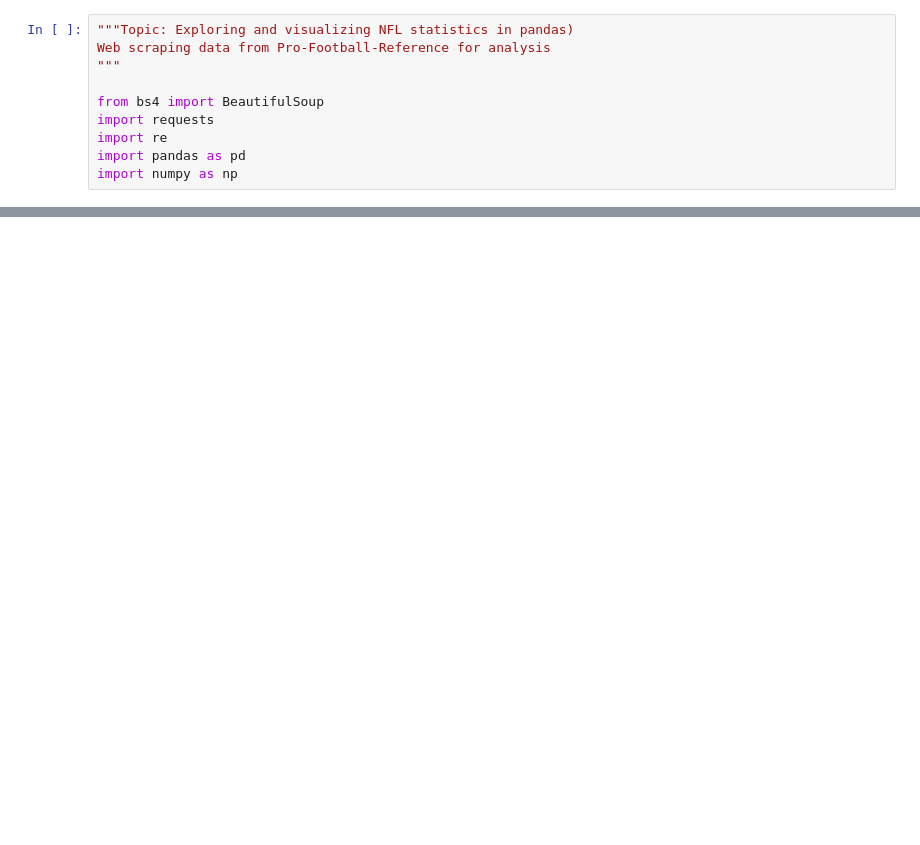
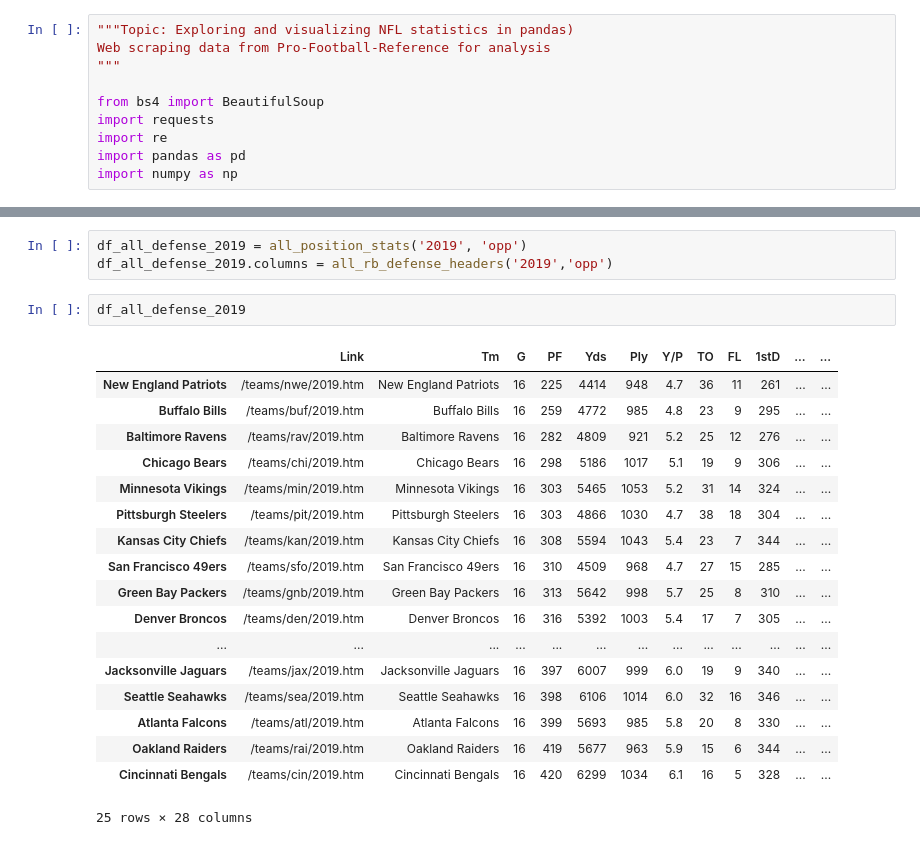
Before and after one commit to ridwan102/Fantasy_Football_Linear_Regression, a Jupyter notebook: fantasy.ipynb, the cells around one changed output, grey strips where cells are left out. Drawn from its saved outputs; the diff is of its cells as text; blank space fills up the shorter version.

```diff
--- a/fantasy.ipynb
+++ b/fantasy.ipynb
@@ -196,0 +278,24 @@ running_back_2019_info
+# %%
+df_all_defense_2019 = all_position_stats('2019', 'opp')
+df_all_defense_2019.columns = all_rb_defense_headers('2019','opp')
+# %%
+df_all_defense_2019
+# %% [output]
+|  | Link | Tm | G | PF | Yds | Ply | Y/P | TO | FL | 1stD | ... | ... |
+| New England Patriots | /teams/nwe/2019.htm | New England Patriots | 16 | 225 | 4414 | 948 | 4.7 | 36 | 11 | 261 | ... | ... |
+| Buffalo Bills | /teams/buf/2019.htm | Buffalo Bills | 16 | 259 | 4772 | 985 | 4.8 | 23 | 9 | 295 | ... | ... |
+| Baltimore Ravens | /teams/rav/2019.htm | Baltimore Ravens | 16 | 282 | 4809 | 921 | 5.2 | 25 | 12 | 276 | ... | ... |
+| Chicago Bears | /teams/chi/2019.htm | Chicago Bears | 16 | 298 | 5186 | 1017 | 5.1 | 19 | 9 | 306 | ... | ... |
+| Minnesota Vikings | /teams/min/2019.htm | Minnesota Vikings | 16 | 303 | 5465 | 1053 | 5.2 | 31 | 14 | 324 | ... | ... |
+| Pittsburgh Steelers | /teams/pit/2019.htm | Pittsburgh Steelers | 16 | 303 | 4866 | 1030 | 4.7 | 38 | 18 | 304 | ... | ... |
+| Kansas City Chiefs | /teams/kan/2019.htm | Kansas City Chiefs | 16 | 308 | 5594 | 1043 | 5.4 | 23 | 7 | 344 | ... | ... |
+| San Francisco 49ers | /teams/sfo/2019.htm | San Francisco 49ers | 16 | 310 | 4509 | 968 | 4.7 | 27 | 15 | 285 | ... | ... |
+| Green Bay Packers | /teams/gnb/2019.htm | Green Bay Packers | 16 | 313 | 5642 | 998 | 5.7 | 25 | 8 | 310 | ... | ... |
+| Denver Broncos | /teams/den/2019.htm | Denver Broncos | 16 | 316 | 5392 | 1003 | 5.4 | 17 | 7 | 305 | ... | ... |
+| ... | ... | ... | ... | ... | ... | ... | ... | ... | ... | ... | ... | ... |
+| Jacksonville Jaguars | /teams/jax/2019.htm | Jacksonville Jaguars | 16 | 397 | 6007 | 999 | 6.0 | 19 | 9 | 340 | ... | ... |
+| Seattle Seahawks | /teams/sea/2019.htm | Seattle Seahawks | 16 | 398 | 6106 | 1014 | 6.0 | 32 | 16 | 346 | ... | ... |
+| Atlanta Falcons | /teams/atl/2019.htm | Atlanta Falcons | 16 | 399 | 5693 | 985 | 5.8 | 20 | 8 | 330 | ... | ... |
+| Oakland Raiders | /teams/rai/2019.htm | Oakland Raiders | 16 | 419 | 5677 | 963 | 5.9 | 15 | 6 | 344 | ... | ... |
+| Cincinnati Bengals | /teams/cin/2019.htm | Cincinnati Bengals | 16 | 420 | 6299 | 1034 | 6.1 | 16 | 5 | 328 | ... | ... |
+25 rows × 28 columns
```
Also changed, not shown: parts of 25 cells of this notebook, 3 other files.
